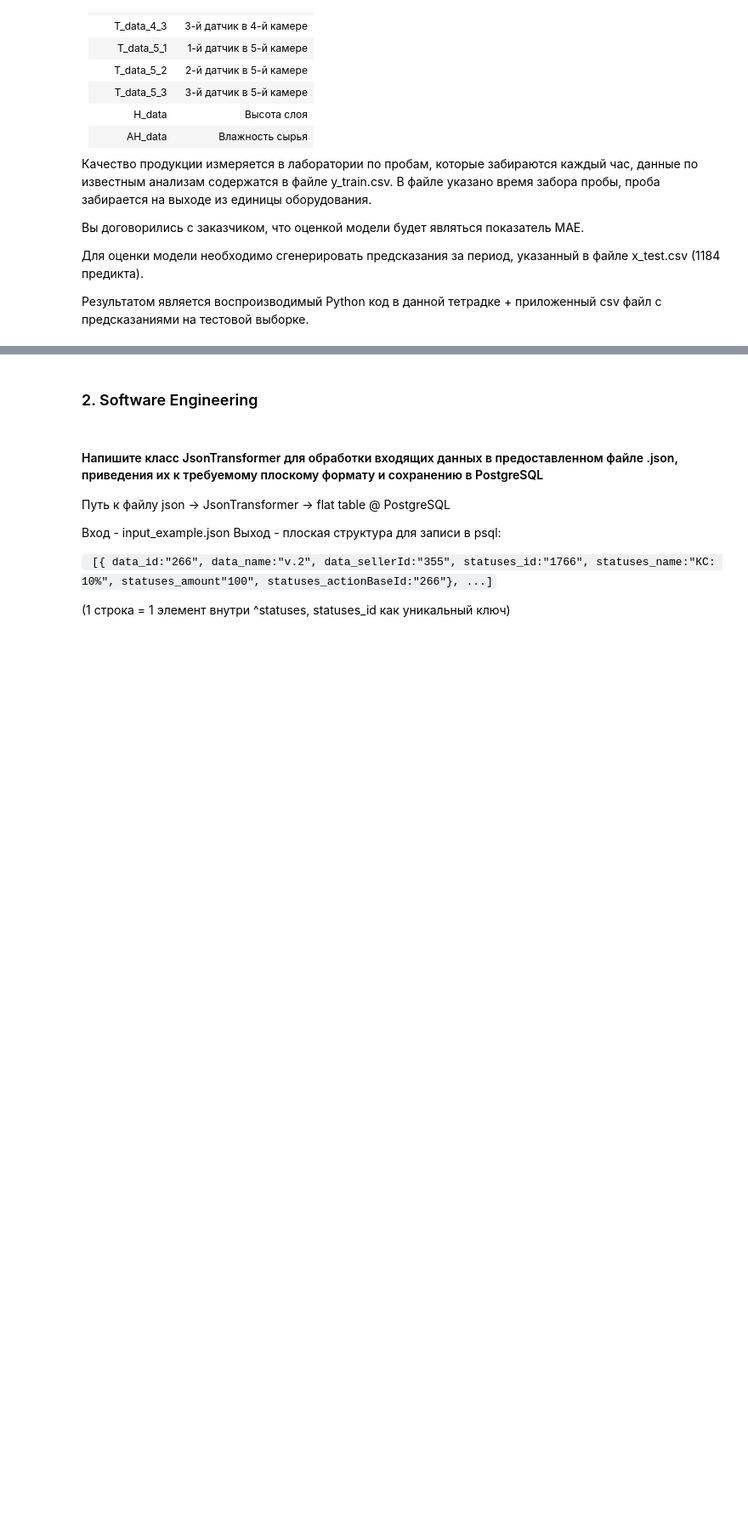
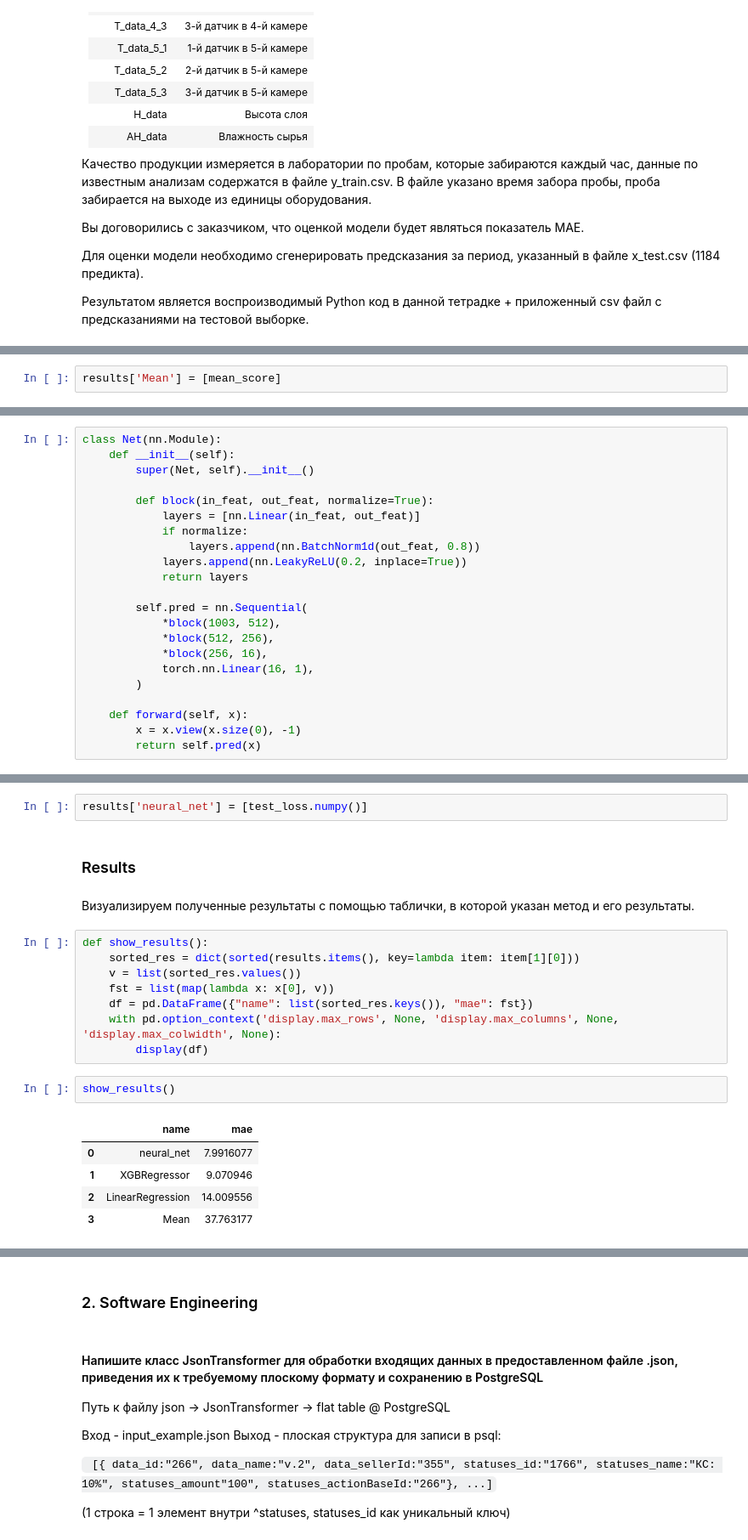
Before and after one commit to TayaPenskaya/biocad_tt, a Jupyter notebook: ddma_2021_ds_tt.ipynb, the cells around one changed output, grey strips where cells are left out. Shown at 85% size. Saved outputs shown, nothing was run; the diff lists cells and outputs as text; blank space fills up the shorter version.

```diff
--- a/ddma_2021_ds_tt.ipynb
+++ b/ddma_2021_ds_tt.ipynb
@@ -41,0 +219,2 @@
+# %%
+results['Mean'] = [mean_score]
@@ -41,0 +248,22 @@
+# %%
+class Net(nn.Module):
+    def __init__(self):
+        super(Net, self).__init__()
+
+        def block(in_feat, out_feat, normalize=True):
+            layers = [nn.Linear(in_feat, out_feat)]
+            if normalize:
+                layers.append(nn.BatchNorm1d(out_feat, 0.8))
+            layers.append(nn.LeakyReLU(0.2, inplace=True))
+            return layers
+
+        self.pred = nn.Sequential(
+            *block(1003, 512),
+            *block(512, 256),
+            *block(256, 16),
+            torch.nn.Linear(16, 1),
+        )
+
+    def forward(self, x):
+        x = x.view(x.size(0), -1)
+        return self.pred(x)
@@ -41,0 +312,22 @@
+# %%
+results['neural_net'] = [test_loss.numpy()]
+# %% [markdown]
+### Results
+# %% [markdown]
+Визуализируем полученные результаты с помощью таблички, в которой указан метод и его результаты.
+# %%
+def show_results():
+    sorted_res = dict(sorted(results.items(), key=lambda item: item[1][0]))
+    v = list(sorted_res.values())
+    fst = list(map(lambda x: x[0], v))
+    df = pd.DataFrame({"name": list(sorted_res.keys()), "mae": fst})
+    with pd.option_context('display.max_rows', None, 'display.max_columns', None, 'display.max_colwidth', None):
+        display(df)
+# %%
+show_results()
+# %% [output]
+|  | name | mae |
+| 0 | neural_net | 7.9916077 |
+| 1 | XGBRegressor | 9.070946 |
+| 2 | LinearRegression | 14.009556 |
+| 3 | Mean | 37.763177 |
```
Also changed, not shown: parts of 54 cells of this notebook.
